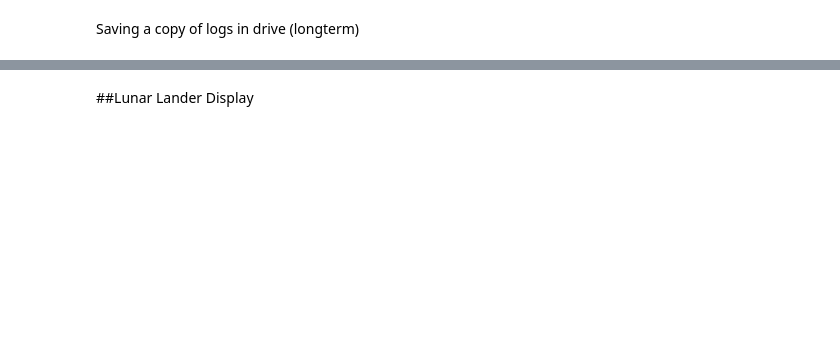
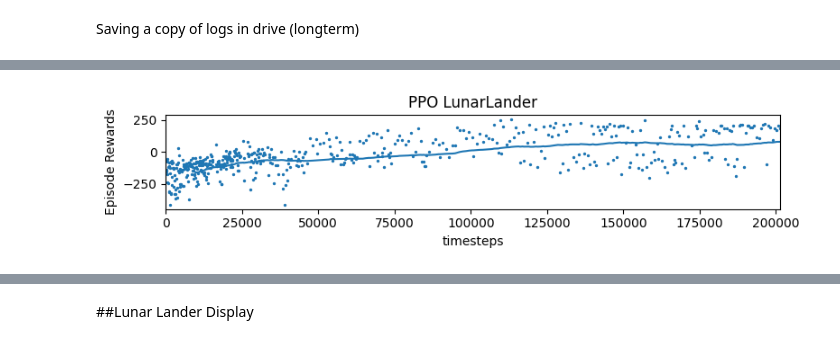
Before and after one commit to Jozdien/reward-side-channels, a Jupyter notebook: Reward_Side_Channels_with_Checkpoints_SB3.ipynb, the cells around one changed output, grey strips where cells are left out. Drawn from its saved outputs; the diff is of its cells as text; code cells hidden in the pictures; blank space fills up the shorter version.

```diff
--- a/Reward_Side_Channels_with_Checkpoints_SB3.ipynb
+++ b/Reward_Side_Channels_with_Checkpoints_SB3.ipynb
@@ -78,0 +267,13 @@ shutil.copytree(original, target)
+# %%
+date_time  = datetime.datetime.now().strftime('%Y-%m-%d_%H-%M-%S')
+log_dir = "/tmp/gym/"
+os.makedirs(log_dir, exist_ok=True)
+env = gym.make('LunarLander-v2', render_mode="rgb_array")
+env = Monitor(env, log_dir)
+checkpoint_callback = CheckpointCallback(save_freq=1000, save_path='/content/drive/MyDrive/Reward Side Channels - Model Data/logs_current/',
+                                         name_prefix='ppo_agent_interrupted')
+eval_callback = SaveOnBestTrainingRewardCallback(check_freq=1000, log_dir=log_dir)
+
+callback = CallbackList([checkpoint_callback, eval_callback])
+model = PPO(MlpPolicy, env, verbose = 1)
+model.learn(total_timesteps=200000, callback=callback, reset_num_timesteps=False)
@@ -78,0 +383,9 @@ shutil.copytree(original, target)
+# %%
+from stable_baselines3.common import results_plotter
+
+# Helper from the library
+results_plotter.plot_results(
+    [log_dir], 300000, results_plotter.X_TIMESTEPS, "PPO LunarLander"
+)
+# %% [output]
+[figure, added]
```
Also changed, not shown: parts of 26 cells of this notebook.
